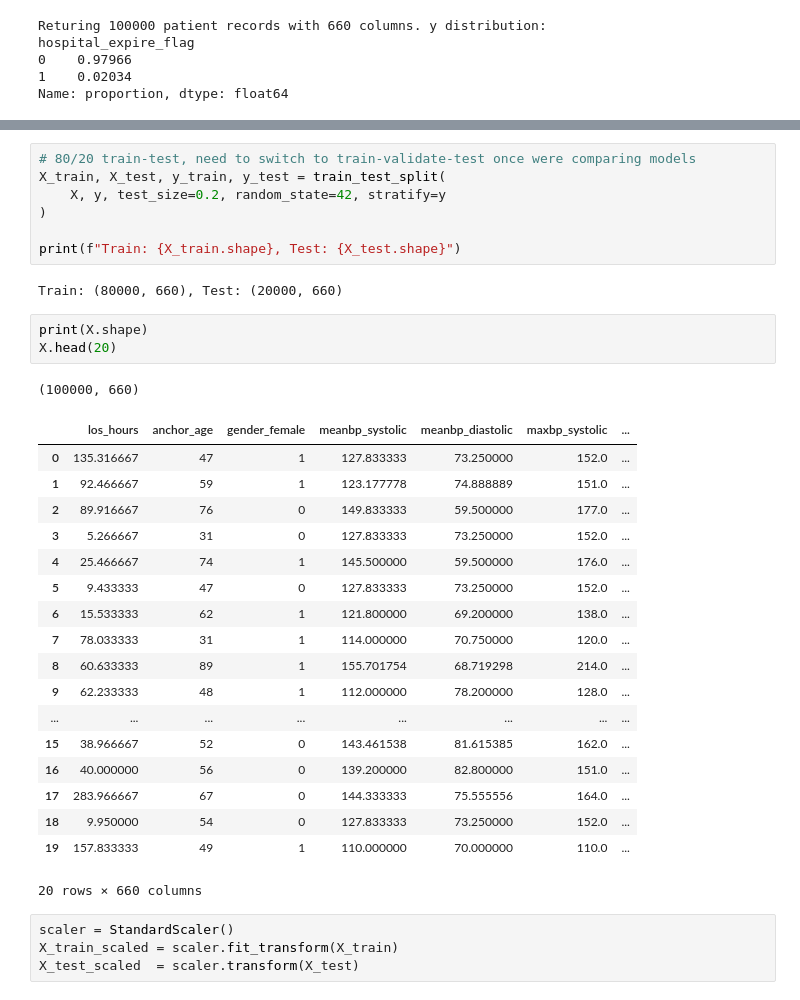
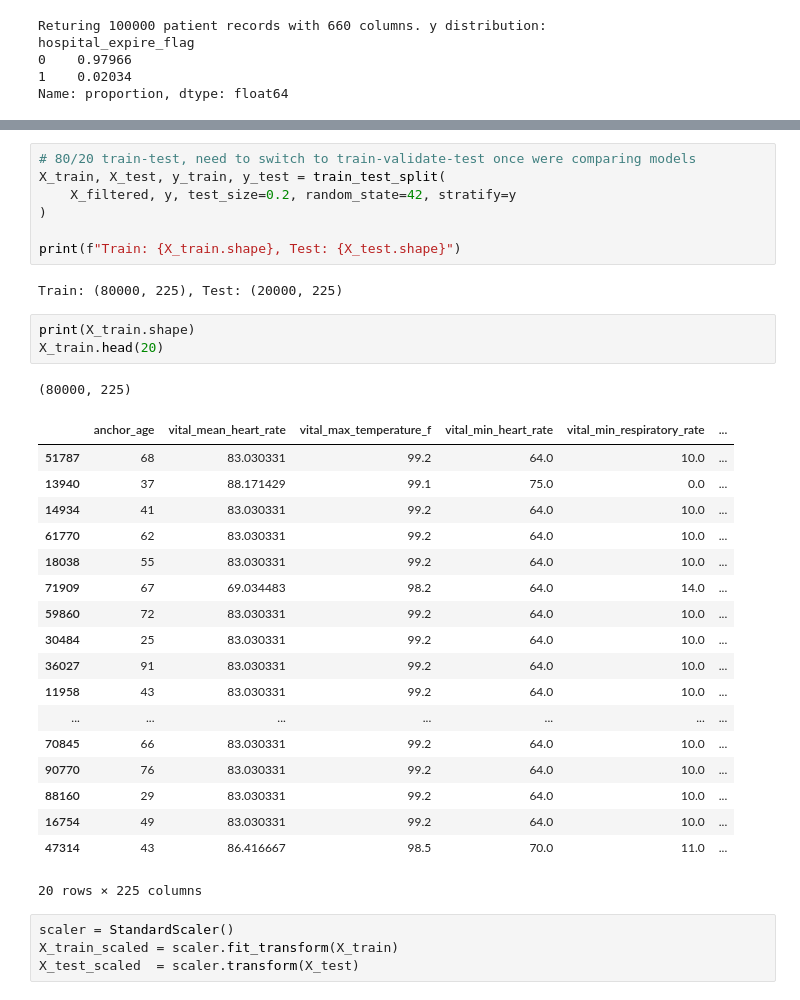
Before and after one commit to jackturner106/ml-final-project, a Jupyter notebook: random_forest.ipynb, the cells around one changed output, grey strips where cells are left out. Saved outputs shown, nothing was run; the diff lists cells and outputs as text.

Commit message:
Run random forest

```diff
--- a/random_forest.ipynb
+++ b/random_forest.ipynb
@@ -20,35 +55,35 @@ Name: proportion, dtype: float64
 # %%
 # 80/20 train-test, need to switch to train-validate-test once were comparing models
 X_train, X_test, y_train, y_test = train_test_split(
-    X, y, test_size=0.2, random_state=42, stratify=y
+    X_filtered, y, test_size=0.2, random_state=42, stratify=y
 )
 
 print(f"Train: {X_train.shape}, Test: {X_test.shape}")
 # %% [output]
-Train: (80000, 660), Test: (20000, 660)
+Train: (80000, 225), Test: (20000, 225)
 # %%
-print(X.shape)
-X.head(20)
+print(X_train.shape)
+X_train.head(20)
 # %% [output]
-(100000, 660)
+(80000, 225)
-|  | los_hours | anchor_age | gender_female | meanbp_systolic | meanbp_diastolic | maxbp_systolic | ... |
-| 0 | 135.316667 | 47 | 1 | 127.833333 | 73.250000 | 152.0 | ... |
-| 1 | 92.466667 | 59 | 1 | 123.177778 | 74.888889 | 151.0 | ... |
-| 2 | 89.916667 | 76 | 0 | 149.833333 | 59.500000 | 177.0 | ... |
-| 3 | 5.266667 | 31 | 0 | 127.833333 | 73.250000 | 152.0 | ... |
-| 4 | 25.466667 | 74 | 1 | 145.500000 | 59.500000 | 176.0 | ... |
-| 5 | 9.433333 | 47 | 0 | 127.833333 | 73.250000 | 152.0 | ... |
-| 6 | 15.533333 | 62 | 1 | 121.800000 | 69.200000 | 138.0 | ... |
-| 7 | 78.033333 | 31 | 1 | 114.000000 | 70.750000 | 120.0 | ... |
-| 8 | 60.633333 | 89 | 1 | 155.701754 | 68.719298 | 214.0 | ... |
-| 9 | 62.233333 | 48 | 1 | 112.000000 | 78.200000 | 128.0 | ... |
-| ... | ... | ... | ... | ... | ... | ... | ... |
-| 15 | 38.966667 | 52 | 0 | 143.461538 | 81.615385 | 162.0 | ... |
-| 16 | 40.000000 | 56 | 0 | 139.200000 | 82.800000 | 151.0 | ... |
-| 17 | 283.966667 | 67 | 0 | 144.333333 | 75.555556 | 164.0 | ... |
-| 18 | 9.950000 | 54 | 0 | 127.833333 | 73.250000 | 152.0 | ... |
-| 19 | 157.833333 | 49 | 1 | 110.000000 | 70.000000 | 110.0 | ... |
+|  | anchor_age | vital_mean_heart_rate | vital_max_temperature_f | vital_min_heart_rate | vital_min_respiratory_rate | ... |
+| 51787 | 68 | 83.030331 | 99.2 | 64.0 | 10.0 | ... |
+| 13940 | 37 | 88.171429 | 99.1 | 75.0 | 0.0 | ... |
+| 14934 | 41 | 83.030331 | 99.2 | 64.0 | 10.0 | ... |
+| 61770 | 62 | 83.030331 | 99.2 | 64.0 | 10.0 | ... |
+| 18038 | 55 | 83.030331 | 99.2 | 64.0 | 10.0 | ... |
+| 71909 | 67 | 69.034483 | 98.2 | 64.0 | 14.0 | ... |
+| 59860 | 72 | 83.030331 | 99.2 | 64.0 | 10.0 | ... |
+| 30484 | 25 | 83.030331 | 99.2 | 64.0 | 10.0 | ... |
+| 36027 | 91 | 83.030331 | 99.2 | 64.0 | 10.0 | ... |
+| 11958 | 43 | 83.030331 | 99.2 | 64.0 | 10.0 | ... |
+| ... | ... | ... | ... | ... | ... | ... |
+| 70845 | 66 | 83.030331 | 99.2 | 64.0 | 10.0 | ... |
+| 90770 | 76 | 83.030331 | 99.2 | 64.0 | 10.0 | ... |
+| 88160 | 29 | 83.030331 | 99.2 | 64.0 | 10.0 | ... |
+| 16754 | 49 | 83.030331 | 99.2 | 64.0 | 10.0 | ... |
+| 47314 | 43 | 86.416667 | 98.5 | 70.0 | 11.0 | ... |
-20 rows × 660 columns
+20 rows × 225 columns
 # %%
 scaler = StandardScaler()
 X_train_scaled = scaler.fit_transform(X_train)
```
Also changed, not shown: parts of 15 cells of this notebook, 3 other files.
